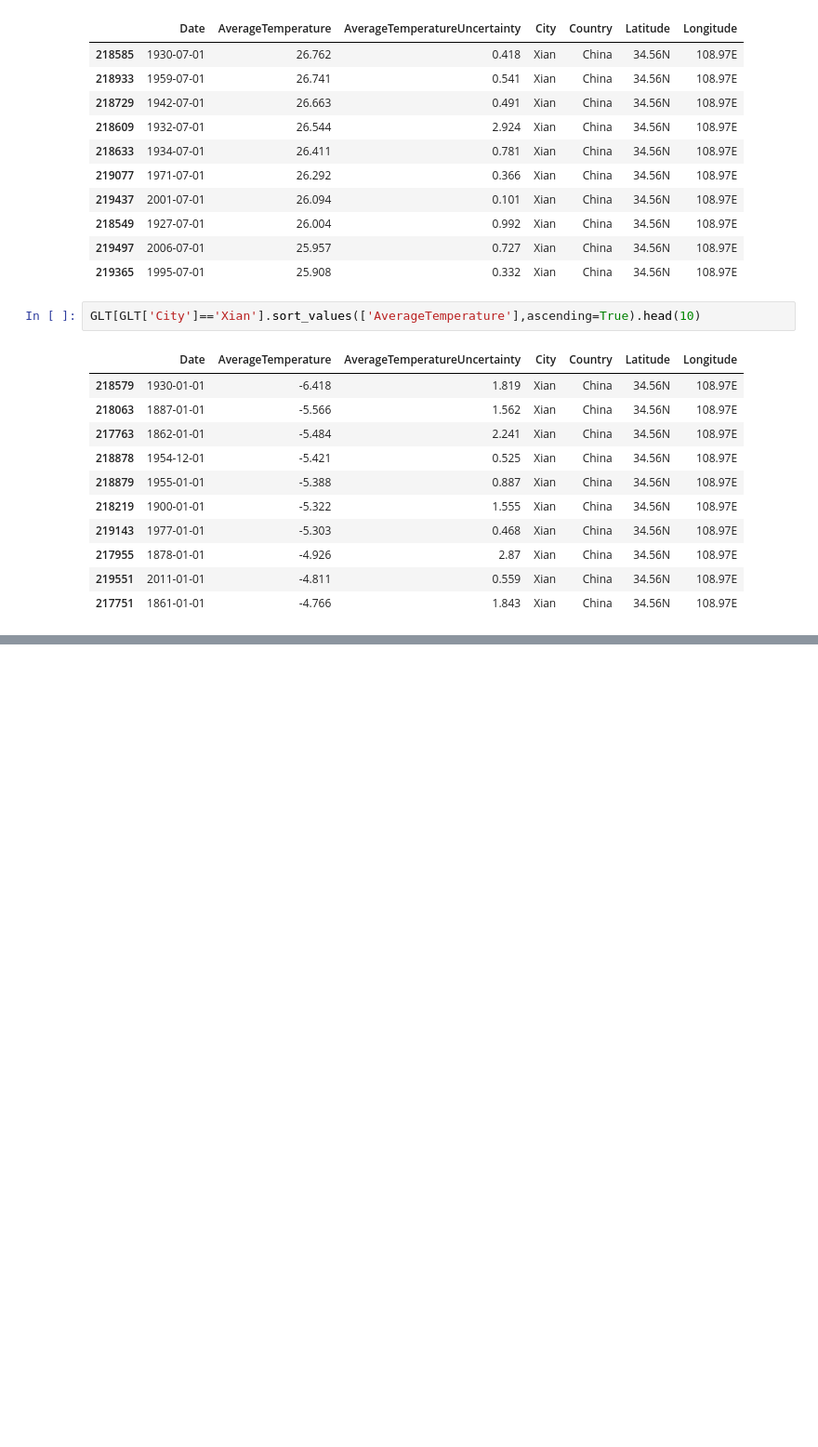
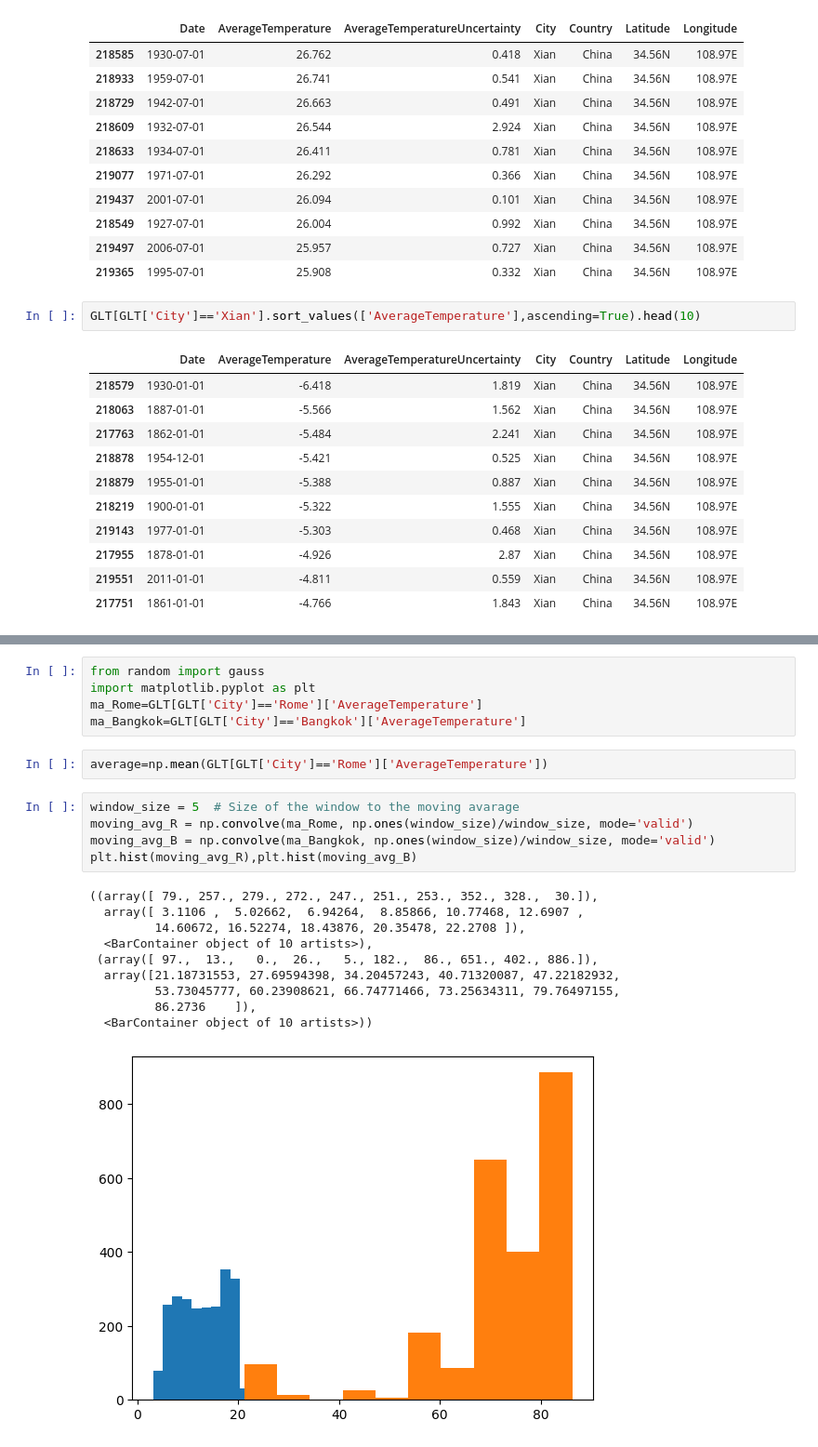
Before and after one commit to MateoRivera/Data-science-lab---Laboratories, a Jupyter notebook: Laboratory 2/Lab2_Aleja.ipynb, the cells around one changed output, grey strips where cells are left out. Shown: that part at 93% size. Drawn from its saved outputs; the diff is of its cells as text; blank space fills up the shorter version.

```diff
--- a/Laboratory 2/Lab2_Aleja.ipynb
+++ b/Laboratory 2/Lab2_Aleja.ipynb
@@ -188,0 +227,23 @@ GLT[GLT['City']=='Xian'].sort_values(['AverageTemperature'],ascending=True).head
+# %%
+from random import gauss
+import matplotlib.pyplot as plt
+ma_Rome=GLT[GLT['City']=='Rome']['AverageTemperature']
+ma_Bangkok=GLT[GLT['City']=='Bangkok']['AverageTemperature']
+# %%
+average=np.mean(GLT[GLT['City']=='Rome']['AverageTemperature'])
+# %%
+window_size = 5  # Size of the window to the moving avarage
+moving_avg_R = np.convolve(ma_Rome, np.ones(window_size)/window_size, mode='valid')
+moving_avg_B = np.convolve(ma_Bangkok, np.ones(window_size)/window_size, mode='valid')
+plt.hist(moving_avg_R),plt.hist(moving_avg_B)
+# %% [output]
+((array([ 79., 257., 279., 272., 247., 251., 253., 352., 328.,  30.]),
+  array([ 3.1106 ,  5.02662,  6.94264,  8.85866, 10.77468, 12.6907 ,
+         14.60672, 16.52274, 18.43876, 20.35478, 22.2708 ]),
+  <BarContainer object of 10 artists>),
+ (array([ 97.,  13.,   0.,  26.,   5., 182.,  86., 651., 402., 886.]),
+  array([21.18731553, 27.69594398, 34.20457243, 40.71320087, 47.22182932,
+         53.73045777, 60.23908621, 66.74771466, 73.25634311, 79.76497155,
+         86.2736    ]),
+  <BarContainer object of 10 artists>))
+[figure, added]
```
Also changed, not shown: parts of 10 cells of this notebook.
